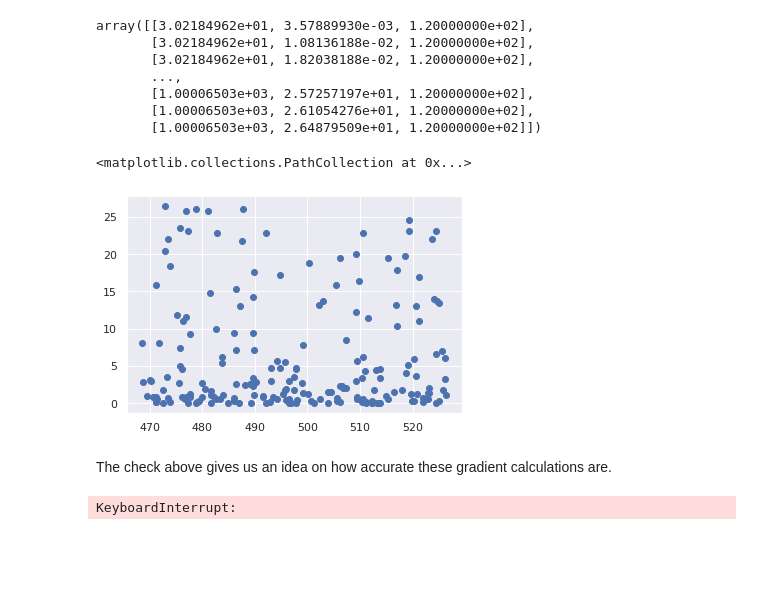
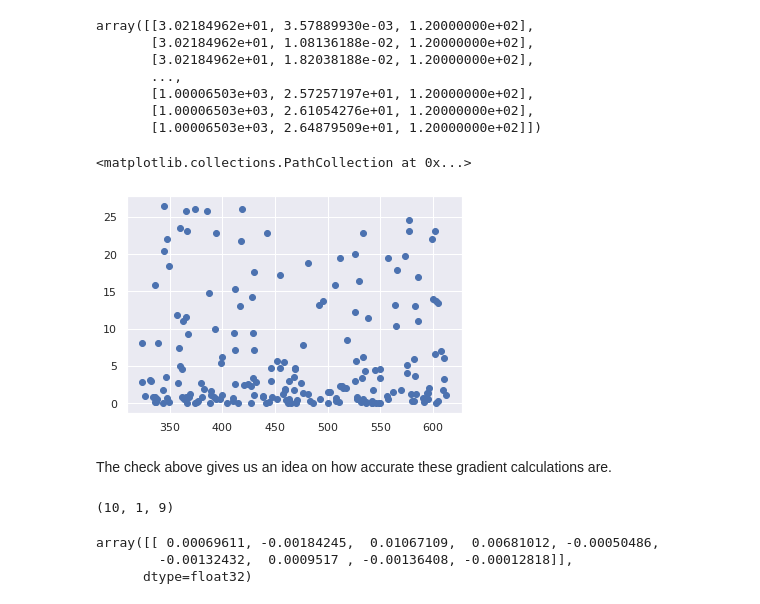
Before and after one commit to petebachant/boundary-layer-turbulence-modeling, a Jupyter notebook: notebook.ipynb, the cells around one changed output. Saved outputs shown, nothing was run; the diff lists cells and outputs as text; code cells hidden in the pictures; blank space fills up the shorter version.

```diff
--- a/notebook.ipynb
+++ b/notebook.ipynb
@@ -263,34 +263,40 @@ array([[3.02184962e+01, 3.57889930e-03, 1.20000000e+02],
 # %%
 # Choose points of interest for looking at equation terms
 from numpy.random import default_rng
 
 rng = default_rng(seed=3423592873429)
 n = 200
 yoi = rng.choice(data["y"], size=n)
-xoi = rng.choice(data["x"][1500:1700], size=n)
+xoi = rng.choice(data["x"][1000:2000], size=n)
 poi = []
 for x, y in zip(xoi, yoi):
     poi.append((x, y, jhtdb.mid_z))
 poi = np.array(poi)
 plt.scatter(poi[:, 0], poi[:, 1])
 # %% [output]
 <matplotlib.collections.PathCollection at 0x...>
-[figure, old version]
+[figure, new version]
 # %% [markdown]
 The check above gives us an idea on how accurate these gradient calculations
 are.
 # %%
 # Get gradient and Hessian data from JHTDB for better accuracy
 res = jhtdb.get_data_at_points(
-    t=jhtdb.all_times,
-    points=all_points[100:102],
-    quantity="PressureGradient",
+    t=jhtdb.all_times[0:10],
+    points=poi[0:1],
+    quantity="VelocityGradient",
     verbose=False,
 )
 
 res.shape
 # %% [output]
-KeyboardInterrupt:
+(10, 1, 9)
+# %%
+res.mean(axis=0)
+# %% [output]
+array([[ 0.00069611, -0.00184245,  0.01067109,  0.00681012, -0.00050486,
+        -0.00132432,  0.0009517 , -0.00136408, -0.00012818]],
+      dtype=float32)
 # %%
 res = jhtdb.get_data_at_points_for_all_time(
     [(jhtdb.mid_x, jhtdb.mid_y, jhtdb.mid_z)],
```
